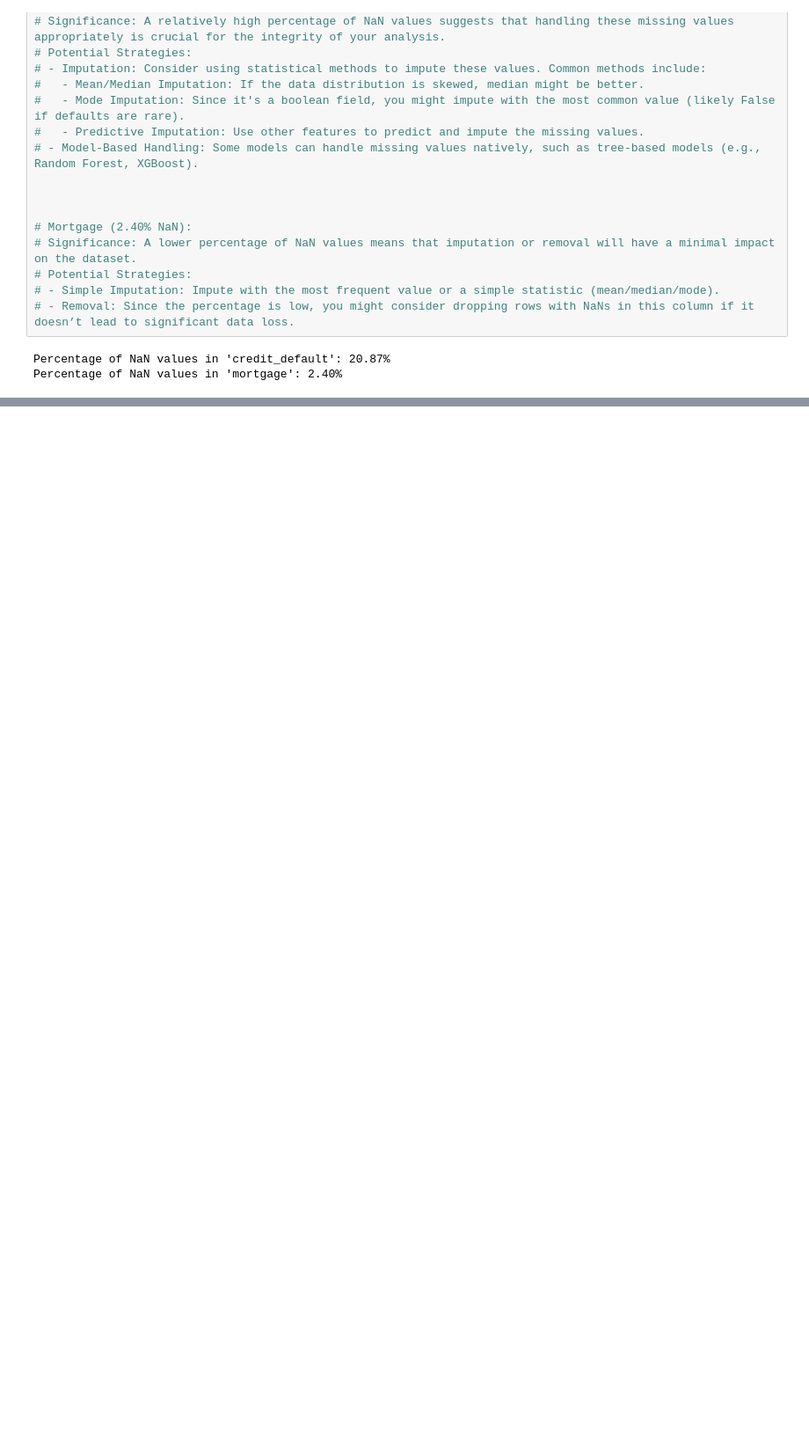
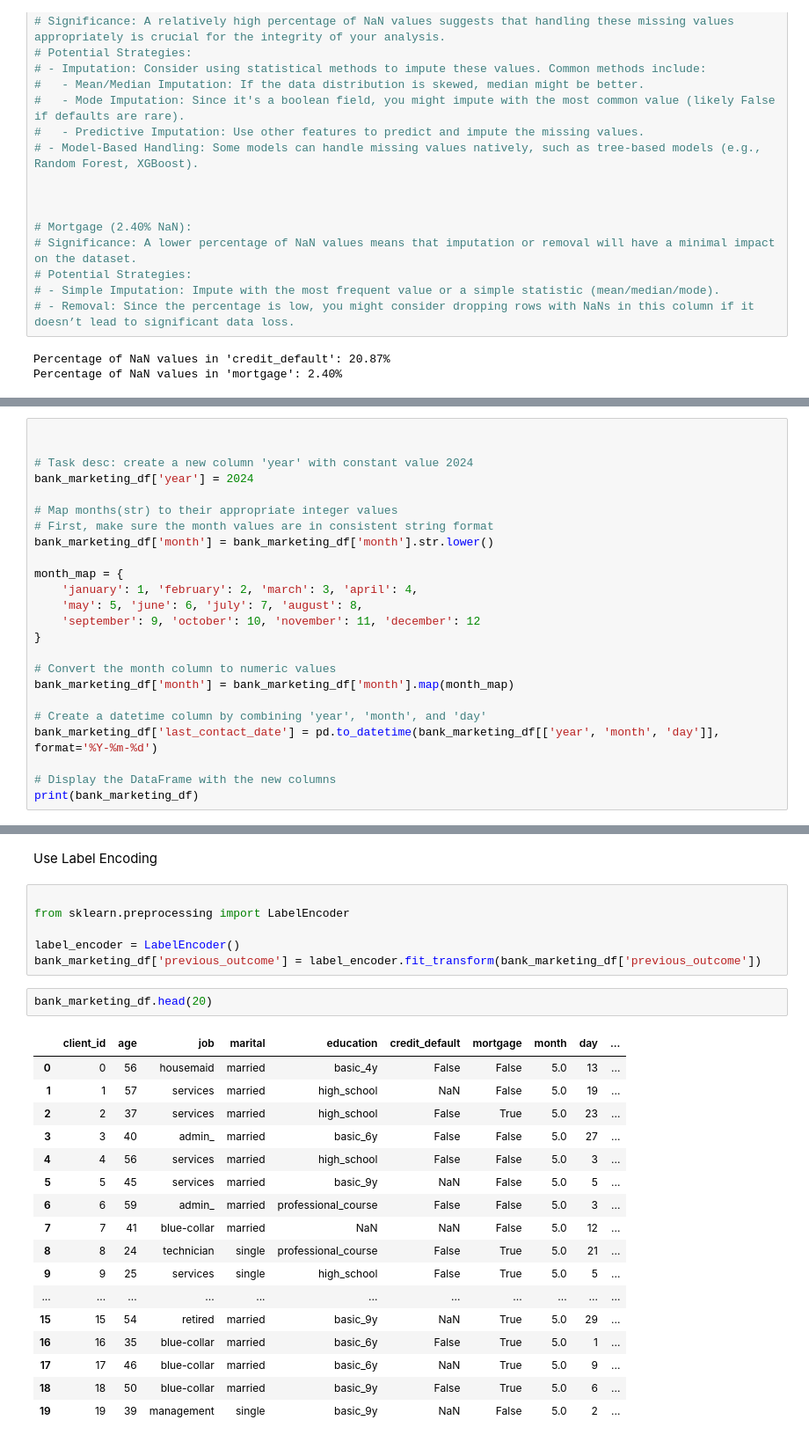
Before and after one commit to walethewave/Bank-Marketing-Insights, a Jupyter notebook: Main.ipyb.ipynb, the cells around one changed output, grey strips where cells are left out. Shown at 88% size. Drawn from its saved outputs; the diff is of its cells as text; blank space fills up the shorter version.

Commit message:
convertion

```diff
--- a/Main.ipyb.ipynb
+++ b/Main.ipyb.ipynb
@@ -103,0 +156,24 @@ Percentage of NaN values in 'mortgage': 2.40%
+# %%
+
+
+# Task desc: create a new column 'year' with constant value 2024
+bank_marketing_df['year'] = 2024
+
+# Map months(str) to their appropriate integer values
+# First, make sure the month values are in consistent string format
+bank_marketing_df['month'] = bank_marketing_df['month'].str.lower()
+
+month_map = {
+    'january': 1, 'february': 2, 'march': 3, 'april': 4,
+    'may': 5, 'june': 6, 'july': 7, 'august': 8,
+    'september': 9, 'october': 10, 'november': 11, 'december': 12
+}
+
+# Convert the month column to numeric values
+bank_marketing_df['month'] = bank_marketing_df['month'].map(month_map)
+
+# Create a datetime column by combining 'year', 'month', and 'day'
+bank_marketing_df['last_contact_date'] = pd.to_datetime(bank_marketing_df[['year', 'month', 'day']], format='%Y-%m-%d')
+
+# Display the DataFrame with the new columns
+print(bank_marketing_df)
@@ -103,0 +198,28 @@ Percentage of NaN values in 'mortgage': 2.40%
+# %% [markdown]
+Use Label Encoding
+# %%
+
+from sklearn.preprocessing import LabelEncoder
+
+label_encoder = LabelEncoder()
+bank_marketing_df['previous_outcome'] = label_encoder.fit_transform(bank_marketing_df['previous_outcome'])
+# %%
+bank_marketing_df.head(20)
+# %% [output]
+|  | client_id | age | job | marital | education | credit_default | mortgage | month | day | ... |
+| 0 | 0 | 56 | housemaid | married | basic_4y | False | False | 5.0 | 13 | ... |
+| 1 | 1 | 57 | services | married | high_school | NaN | False | 5.0 | 19 | ... |
+| 2 | 2 | 37 | services | married | high_school | False | True | 5.0 | 23 | ... |
+| 3 | 3 | 40 | admin_ | married | basic_6y | False | False | 5.0 | 27 | ... |
+| 4 | 4 | 56 | services | married | high_school | False | False | 5.0 | 3 | ... |
+| 5 | 5 | 45 | services | married | basic_9y | NaN | False | 5.0 | 5 | ... |
+| 6 | 6 | 59 | admin_ | married | professional_course | False | False | 5.0 | 3 | ... |
+| 7 | 7 | 41 | blue-collar | married | NaN | NaN | False | 5.0 | 12 | ... |
+| 8 | 8 | 24 | technician | single | professional_course | False | True | 5.0 | 21 | ... |
+| 9 | 9 | 25 | services | single | high_school | False | True | 5.0 | 5 | ... |
+| ... | ... | ... | ... | ... | ... | ... | ... | ... | ... | ... |
+| 15 | 15 | 54 | retired | married | basic_9y | NaN | True | 5.0 | 29 | ... |
+| 16 | 16 | 35 | blue-collar | married | basic_6y | False | True | 5.0 | 1 | ... |
+| 17 | 17 | 46 | blue-collar | married | basic_6y | NaN | True | 5.0 | 9 | ... |
+| 18 | 18 | 50 | blue-collar | married | basic_9y | False | True | 5.0 | 6 | ... |
+| 19 | 19 | 39 | management | single | basic_9y | NaN | False | 5.0 | 2 | ... |
```
Also changed, not shown: parts of 4 cells of this notebook.
